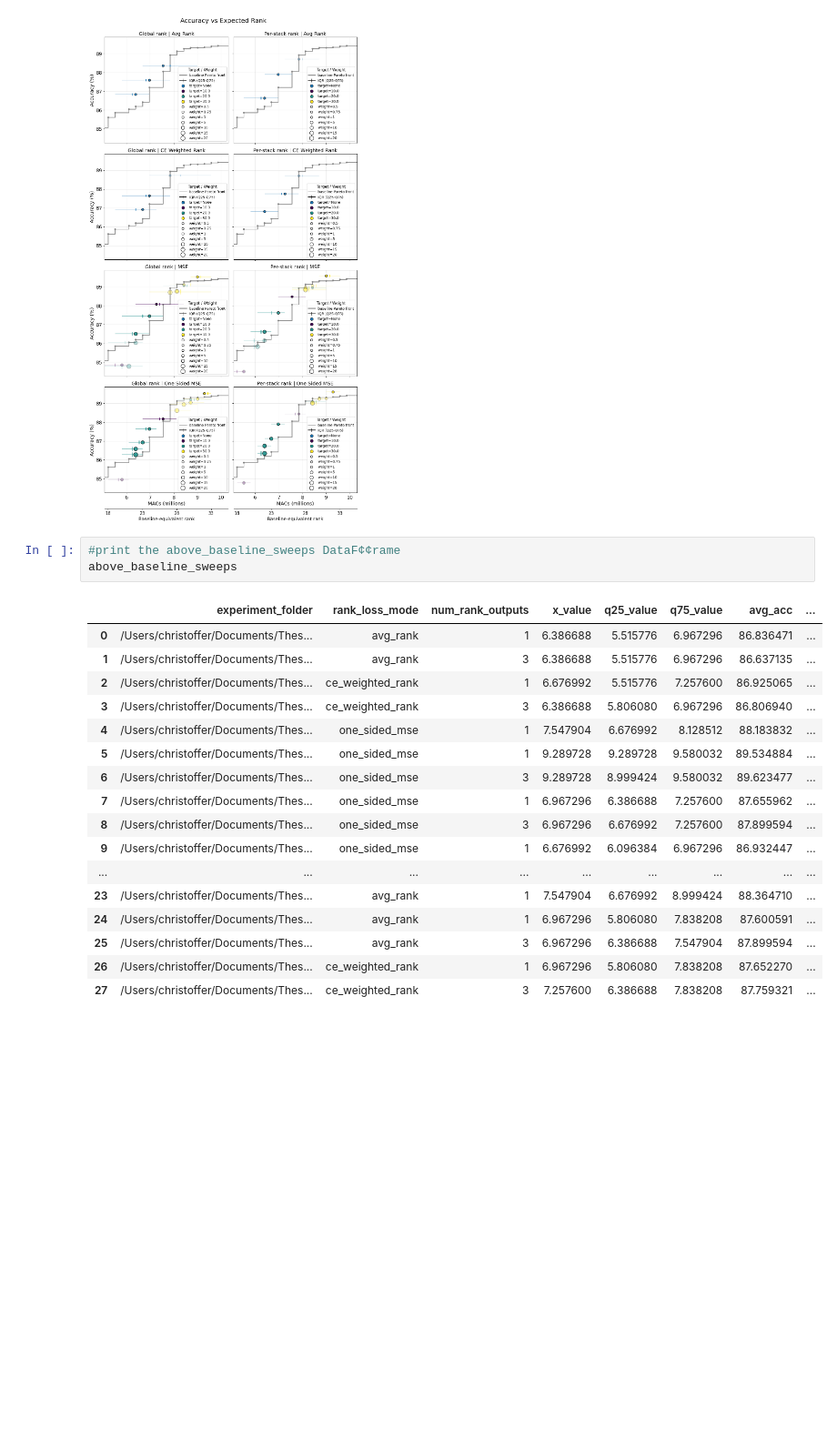
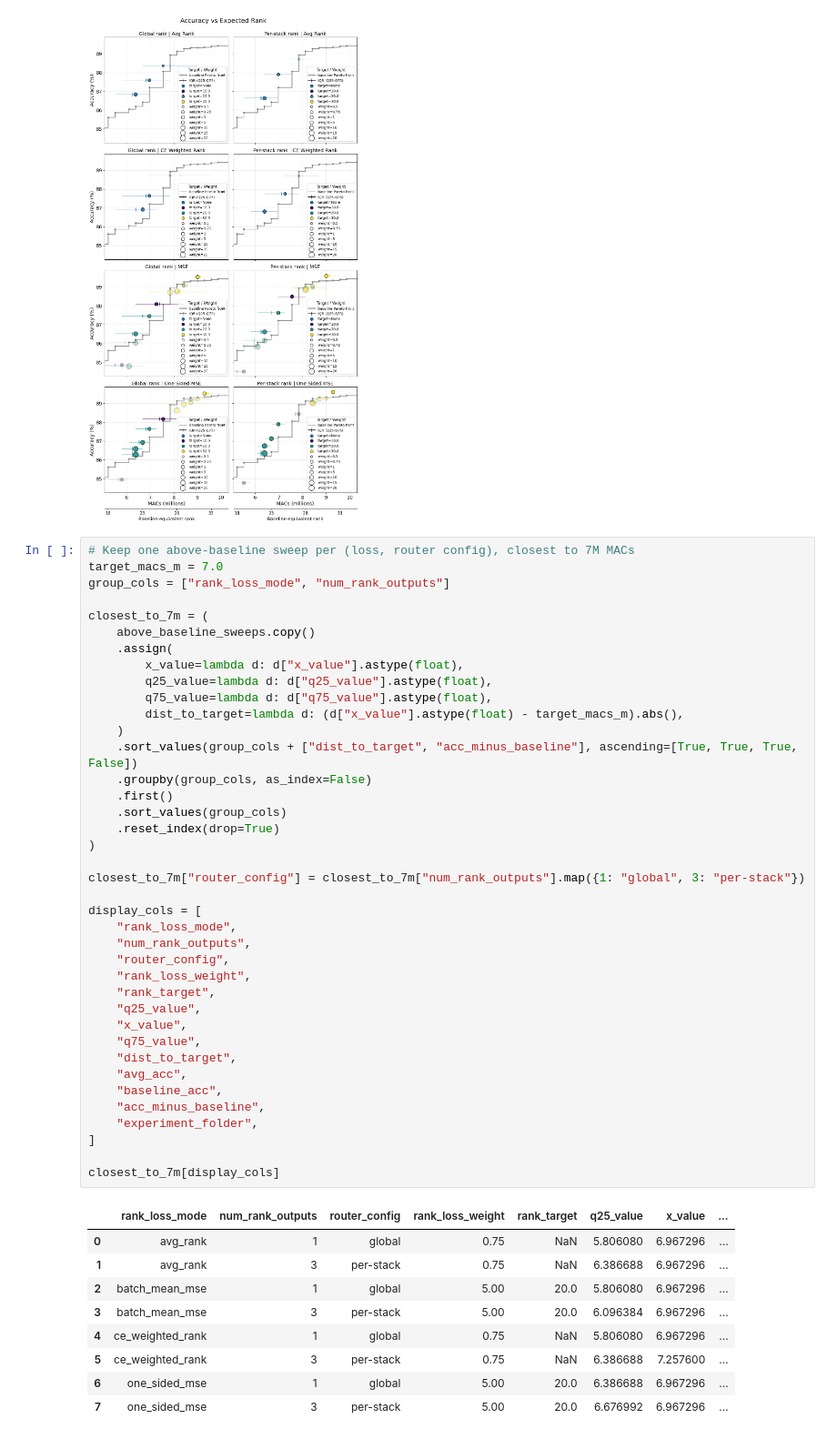
Before and after one commit to c-wejendorp/thesis, a Jupyter notebook: scripts/keyword_spotting/dynamic_model_viz.ipynb, the cells around one changed output. Shown at 91% size. Drawn from its saved outputs; the diff is of its cells as text; blank space fills up the shorter version.

```diff
--- a/scripts/keyword_spotting/dynamic_model_viz.ipynb
+++ b/scripts/keyword_spotting/dynamic_model_viz.ipynb
@@ -921,23 +941,51 @@ Saved above-baseline sweeps to: /Users/christoffer/Documents/Thesis/thesis_proje
 Number of above-baseline sweeps: 28
 [figure]
 # %%
-#print the above_baseline_sweeps DataF¢¢rame
-above_baseline_sweeps
+# Keep one above-baseline sweep per (loss, router config), closest to 7M MACs
+target_macs_m = 7.0
+group_cols = ["rank_loss_mode", "num_rank_outputs"]
+
+closest_to_7m = (
+    above_baseline_sweeps.copy()
+    .assign(
+        x_value=lambda d: d["x_value"].astype(float),
+        q25_value=lambda d: d["q25_value"].astype(float),
+        q75_value=lambda d: d["q75_value"].astype(float),
+        dist_to_target=lambda d: (d["x_value"].astype(float) - target_macs_m).abs(),
+    )
+    .sort_values(group_cols + ["dist_to_target", "acc_minus_baseline"], ascending=[True, True, True, False])
+    .groupby(group_cols, as_index=False)
+    .first()
+    .sort_values(group_cols)
+    .reset_index(drop=True)
+)
+
+closest_to_7m["router_config"] = closest_to_7m["num_rank_outputs"].map({1: "global", 3: "per-stack"})
+
+display_cols = [
+    "rank_loss_mode",
+    "num_rank_outputs",
+    "router_config",
+    "rank_loss_weight",
+    "rank_target",
+    "q25_value",
+    "x_value",
+    "q75_value",
+    "dist_to_target",
+    "avg_acc",
+    "baseline_acc",
+    "acc_minus_baseline",
+    "experiment_folder",
+]
+
+closest_to_7m[display_cols]
 # %% [output]
-|  | experiment_folder | rank_loss_mode | num_rank_outputs | x_value | q25_value | q75_value | avg_acc | ... |
-| 0 | /Users/christoffer/Documents/Thes... | avg_rank | 1 | 6.386688 | 5.515776 | 6.967296 | 86.836471 | ... |
-| 1 | /Users/christoffer/Documents/Thes... | avg_rank | 3 | 6.386688 | 5.515776 | 6.967296 | 86.637135 | ... |
-| 2 | /Users/christoffer/Documents/Thes... | ce_weighted_rank | 1 | 6.676992 | 5.515776 | 7.257600 | 86.925065 | ... |
-| 3 | /Users/christoffer/Documents/Thes... | ce_weighted_rank | 3 | 6.386688 | 5.806080 | 6.967296 | 86.806940 | ... |
-| 4 | /Users/christoffer/Documents/Thes... | one_sided_mse | 1 | 7.547904 | 6.676992 | 8.128512 | 88.183832 | ... |
-| 5 | /Users/christoffer/Documents/Thes... | one_sided_mse | 1 | 9.289728 | 9.289728 | 9.580032 | 89.534884 | ... |
-| 6 | /Users/christoffer/Documents/Thes... | one_sided_mse | 3 | 9.289728 | 8.999424 | 9.580032 | 89.623477 | ... |
-| 7 | /Users/christoffer/Documents/Thes... | one_sided_mse | 1 | 6.967296 | 6.386688 | 7.257600 | 87.655962 | ... |
-| 8 | /Users/christoffer/Documents/Thes... | one_sided_mse | 3 | 6.967296 | 6.676992 | 7.257600 | 87.899594 | ... |
-| 9 | /Users/christoffer/Documents/Thes... | one_sided_mse | 1 | 6.676992 | 6.096384 | 6.967296 | 86.932447 | ... |
-| ... | ... | ... | ... | ... | ... | ... | ... | ... |
-| 23 | /Users/christoffer/Documents/Thes... | avg_rank | 1 | 7.547904 | 6.676992 | 8.999424 | 88.364710 | ... |
-| 24 | /Users/christoffer/Documents/Thes... | avg_rank | 1 | 6.967296 | 5.806080 | 7.838208 | 87.600591 | ... |
-| 25 | /Users/christoffer/Documents/Thes... | avg_rank | 3 | 6.967296 | 6.386688 | 7.547904 | 87.899594 | ... |
-| 26 | /Users/christoffer/Documents/Thes... | ce_weighted_rank | 1 | 6.967296 | 5.806080 | 7.838208 | 87.652270 | ... |
-| 27 | /Users/christoffer/Documents/Thes... | ce_weighted_rank | 3 | 7.257600 | 6.386688 | 7.838208 | 87.759321 | ... |
+|  | rank_loss_mode | num_rank_outputs | router_config | rank_loss_weight | rank_target | q25_value | x_value | ... |
+| 0 | avg_rank | 1 | global | 0.75 | NaN | 5.806080 | 6.967296 | ... |
+| 1 | avg_rank | 3 | per-stack | 0.75 | NaN | 6.386688 | 6.967296 | ... |
+| 2 | batch_mean_mse | 1 | global | 5.00 | 20.0 | 5.806080 | 6.967296 | ... |
+| 3 | batch_mean_mse | 3 | per-stack | 5.00 | 20.0 | 6.096384 | 6.967296 | ... |
+| 4 | ce_weighted_rank | 1 | global | 0.75 | NaN | 5.806080 | 6.967296 | ... |
+| 5 | ce_weighted_rank | 3 | per-stack | 0.75 | NaN | 6.386688 | 7.257600 | ... |
+| 6 | one_sided_mse | 1 | global | 5.00 | 20.0 | 6.386688 | 6.967296 | ... |
+| 7 | one_sided_mse | 3 | per-stack | 5.00 | 20.0 | 6.676992 | 6.967296 | ... |
```
Also changed, not shown: parts of 1 cell of this notebook.
